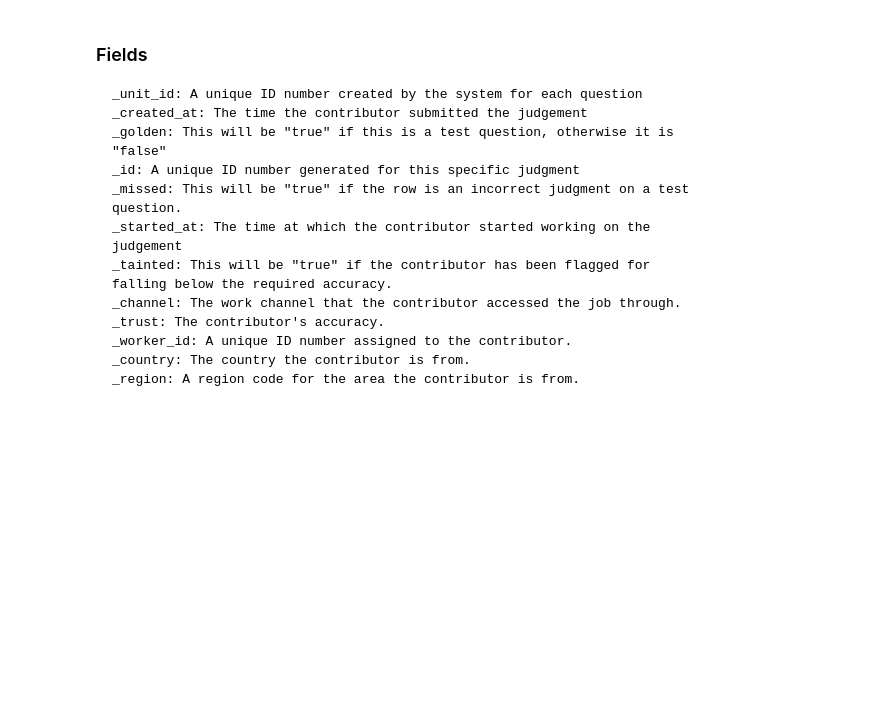
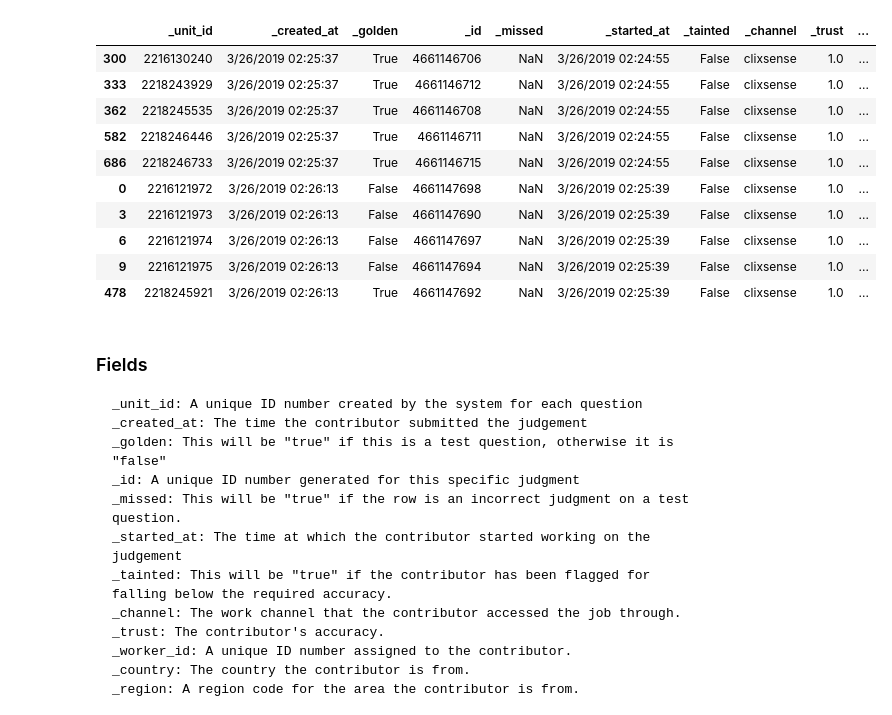
Before and after one commit to smferro54/W241_Final_Project, a Jupyter notebook: Results_Analysis.ipynb, the cells around one changed output. Cells and saved outputs as stored; diff of their text form; code cells hidden in the pictures; blank space fills up the shorter version.

```diff
--- a/Results_Analysis.ipynb
+++ b/Results_Analysis.ipynb
@@ -13,3 +33,17 @@ evaluation = pd.read_csv('manipulated_data_evaluation_full_dropped.csv')
+# %%
+first_pilot[first_pilot['_worker_id'] == 44980050].sort_values('_started_at')
+# %% [output]
+|  | _unit_id | _created_at | _golden | _id | _missed | _started_at | _tainted | _channel | _trust | ... |
+| 300 | 2216130240 | 3/26/2019 02:25:37 | True | 4661146706 | NaN | 3/26/2019 02:24:55 | False | clixsense | 1.0 | ... |
+| 333 | 2218243929 | 3/26/2019 02:25:37 | True | 4661146712 | NaN | 3/26/2019 02:24:55 | False | clixsense | 1.0 | ... |
+| 362 | 2218245535 | 3/26/2019 02:25:37 | True | 4661146708 | NaN | 3/26/2019 02:24:55 | False | clixsense | 1.0 | ... |
+| 582 | 2218246446 | 3/26/2019 02:25:37 | True | 4661146711 | NaN | 3/26/2019 02:24:55 | False | clixsense | 1.0 | ... |
+| 686 | 2218246733 | 3/26/2019 02:25:37 | True | 4661146715 | NaN | 3/26/2019 02:24:55 | False | clixsense | 1.0 | ... |
+| 0 | 2216121972 | 3/26/2019 02:26:13 | False | 4661147698 | NaN | 3/26/2019 02:25:39 | False | clixsense | 1.0 | ... |
+| 3 | 2216121973 | 3/26/2019 02:26:13 | False | 4661147690 | NaN | 3/26/2019 02:25:39 | False | clixsense | 1.0 | ... |
+| 6 | 2216121974 | 3/26/2019 02:26:13 | False | 4661147697 | NaN | 3/26/2019 02:25:39 | False | clixsense | 1.0 | ... |
+| 9 | 2216121975 | 3/26/2019 02:26:13 | False | 4661147694 | NaN | 3/26/2019 02:25:39 | False | clixsense | 1.0 | ... |
+| 478 | 2218245921 | 3/26/2019 02:26:13 | True | 4661147692 | NaN | 3/26/2019 02:25:39 | False | clixsense | 1.0 | ... |
 # %% [markdown]
 ### Fields
 
```
Also changed, not shown: parts of 2 cells of this notebook, 1 other file.
